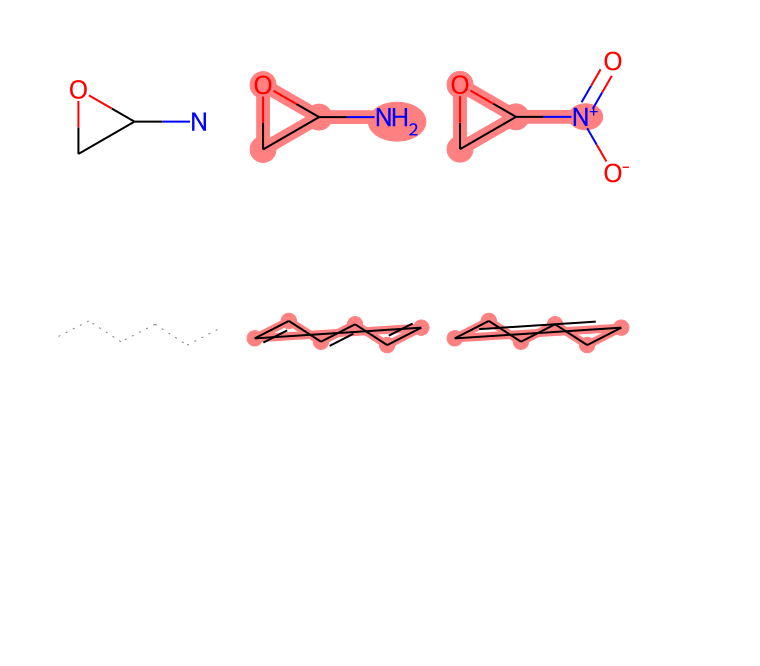
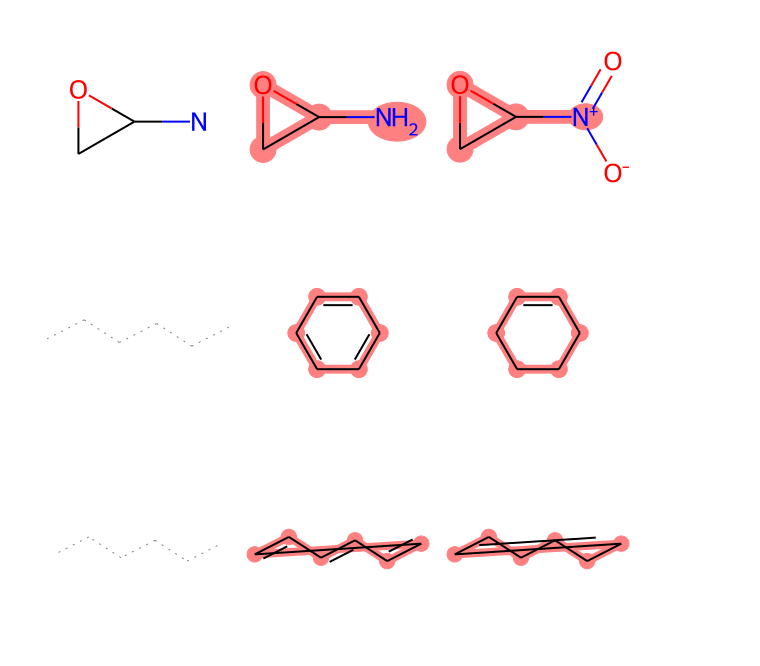
Before and after one commit to bertiewooster/RDKit-playing, a Jupyter notebook: SmilesMCStoGridImage.ipynb, the cells around one changed output. Drawn from its saved outputs; the diff is of its cells as text; code cells hidden in the pictures; blank space fills up the shorter version.

```diff
--- a/SmilesMCStoGridImage.ipynb
+++ b/SmilesMCStoGridImage.ipynb
@@ -37,3 +35,7 @@ SmilesMCStoGridImage("NC1OC1", "C1OC1[N+](=O)[O-]")
 # %% [output]
 [figure]
+# %%
+SmilesMCStoGridImage(["c1ccccc1", "C1CCCC=C1"], False)
+# %% [output]
+[figure, added]
 # %%
```
Also changed, not shown: parts of 6 cells of this notebook.
